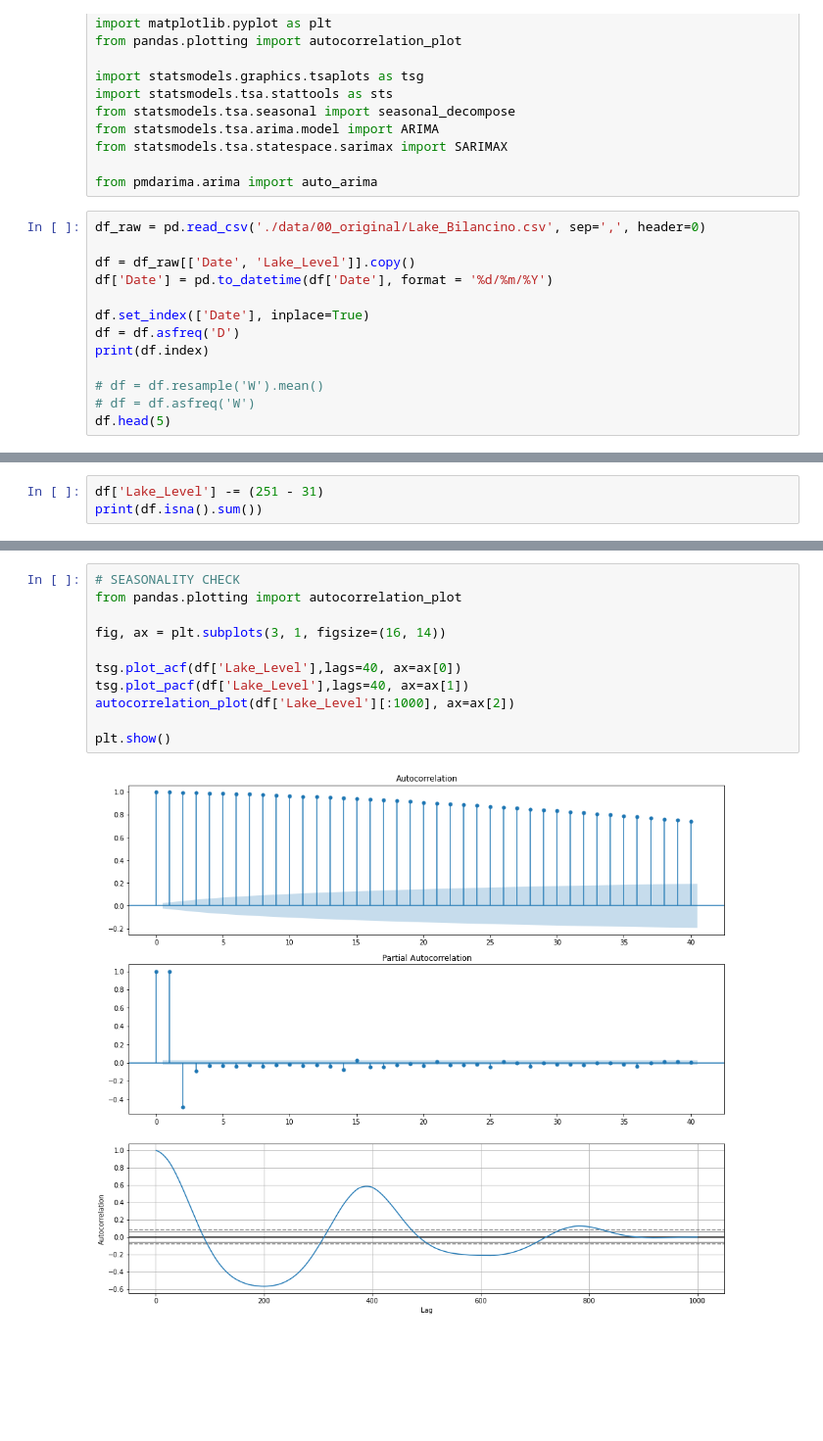
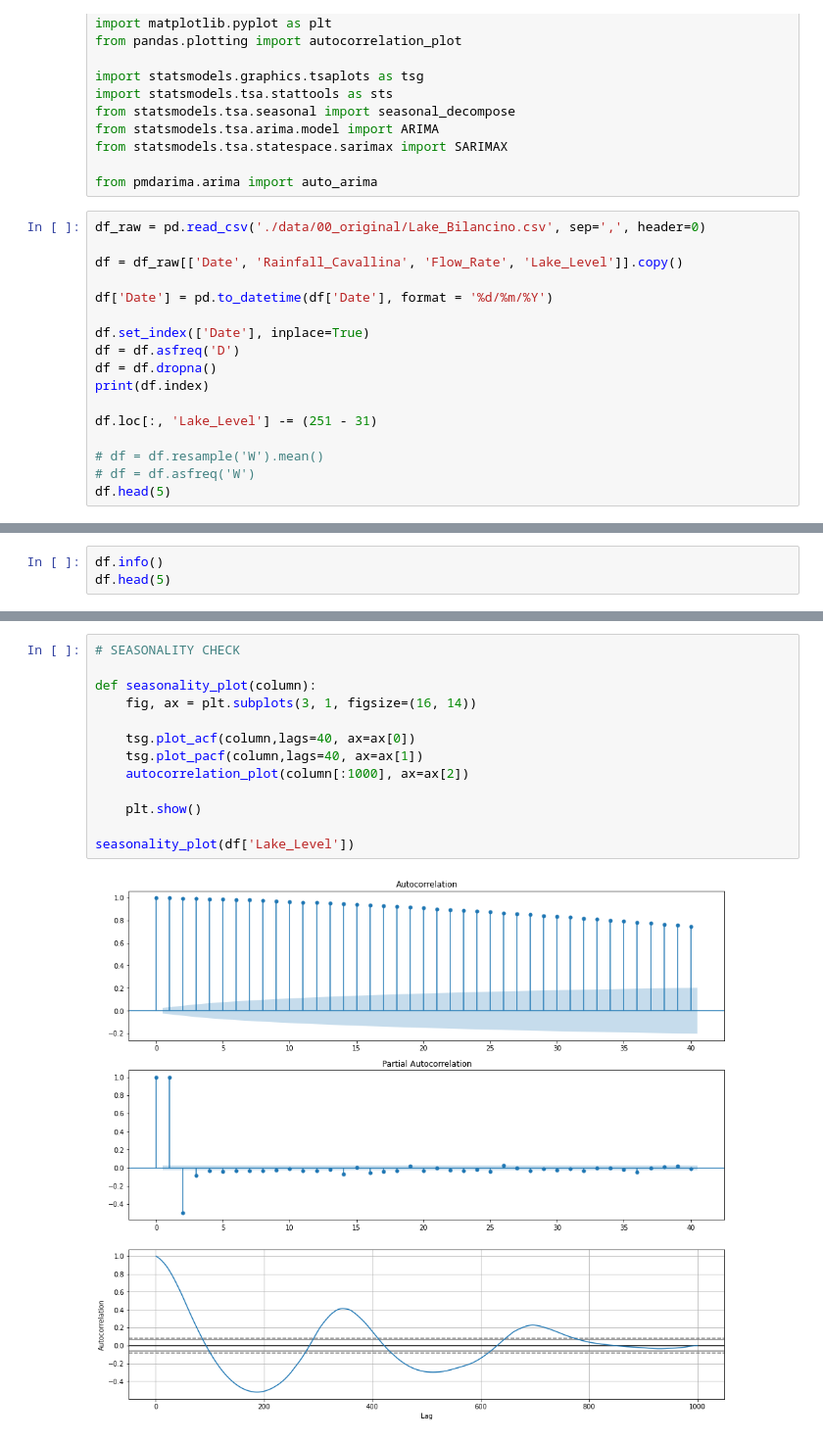
Before and after one commit to KlemenKozelj/master_thesis, a Jupyter notebook: 02_Lake_Bilancino_Time_Series.ipynb, the cells around one changed output, grey strips where cells are left out. Shown at 98% size. Saved outputs shown, nothing was run; the diff lists cells and outputs as text; blank space fills up the shorter version.

```diff
--- a/02_Lake_Bilancino_Time_Series.ipynb
+++ b/02_Lake_Bilancino_Time_Series.ipynb
@@ -18,12 +18,16 @@ from pmdarima.arima import auto_arima
 # %%
 df_raw = pd.read_csv('./data/00_original/Lake_Bilancino.csv', sep=',', header=0)
 
-df = df_raw[['Date', 'Lake_Level']].copy()
+df = df_raw[['Date', 'Rainfall_Cavallina', 'Flow_Rate', 'Lake_Level']].copy()
+
 df['Date'] = pd.to_datetime(df['Date'], format = '%d/%m/%Y')
 
 df.set_index(['Date'], inplace=True)
 df = df.asfreq('D')
+df = df.dropna()
 print(df.index)
+
+df.loc[:, 'Lake_Level'] -= (251 - 31)
 
 # df = df.resample('W').mean()
 # df = df.asfreq('W')
@@ -47,4 +51,4 @@ DatetimeIndex(['2002-06-03', '2002-06-04', '2002-06-05', '2002-06-06',
 # %%
-df['Lake_Level'] -= (251 - 31)
-print(df.isna().sum())
+df.info()
+df.head(5)
 # %% [output]
@@ -60,16 +80,18 @@ df.plot(figsize=(16, 4))
 # %%
 # SEASONALITY CHECK
-from pandas.plotting import autocorrelation_plot
 
-fig, ax = plt.subplots(3, 1, figsize=(16, 14))
+def seasonality_plot(column):
+    fig, ax = plt.subplots(3, 1, figsize=(16, 14))
 
-tsg.plot_acf(df['Lake_Level'],lags=40, ax=ax[0])
-tsg.plot_pacf(df['Lake_Level'],lags=40, ax=ax[1])
-autocorrelation_plot(df['Lake_Level'][:1000], ax=ax[2])
+    tsg.plot_acf(column,lags=40, ax=ax[0])
+    tsg.plot_pacf(column,lags=40, ax=ax[1])
+    autocorrelation_plot(column[:1000], ax=ax[2])
 
-plt.show()
+    plt.show()
+
+seasonality_plot(df['Lake_Level'])
 # %% [output]
-[figure, old version]
+[figure, new version]
 # %%
 months = int(((max(df.index) - min(df.index)) / np.timedelta64(1, 'M')))
 weeks = int(((max(df.index) - min(df.index)) / np.timedelta64(1, 'W')))
```
Also changed, not shown: parts of 11 cells of this notebook, 2 other files.
